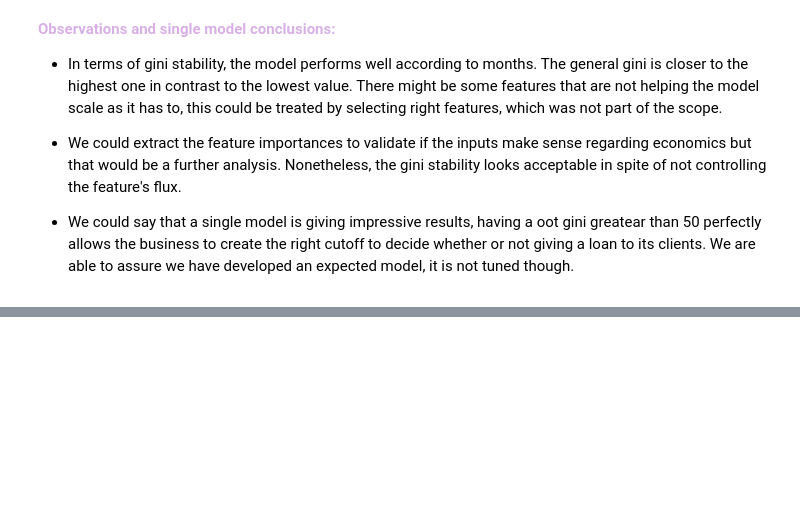
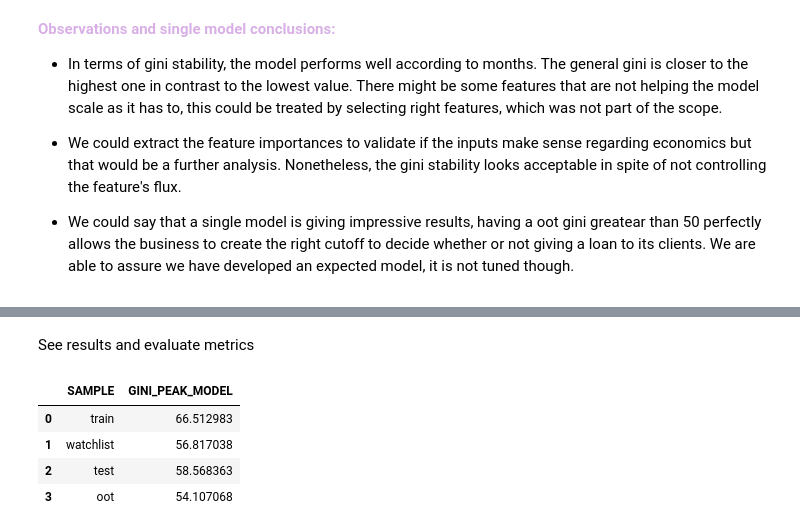
Before and after one commit to Brunoware/Credit-Risk-Segmentation, a Jupyter notebook: 01_eda_project_model_development[4_5].ipynb, the cells around one changed output, grey strips where cells are left out. Cells and saved outputs as stored; diff of their text form; code cells hidden in the pictures; blank space fills up the shorter version.

```diff
--- a/01_eda_project_model_development[4_5].ipynb
+++ b/01_eda_project_model_development[4_5].ipynb
@@ -447,0 +558,34 @@ plt.show()
+# %% [markdown]
+See results and evaluate metrics
+# %%
+# create metrics
+summary = data.groupby('SAMPLE')\
+              .apply(lambda df: gini_score(df, TARGET, 'prediction_peak'))\
+              .loc[['train', 'watchlist', 'test', 'oot']]\
+              .reset_index(name = 'GINI_PEAK_MODEL')
+
+# save objects
+with open('objects/granular_models/peak_model/encoder.pkl', 'wb') as file:
+    pickle.dump(encoder, file)
+
+with open('objects/granular_models/peak_model/cat_preprocessing.pkl', 'wb') as file:
+    pickle.dump(cat_prep, file)
+
+with open('objects/granular_models/peak_model/model.pkl', 'wb') as file:
+    pickle.dump(model, file)
+
+with open('objects/granular_models/peak_model/model_pipeline.pkl', 'wb') as file:
+    pickle.dump(model_pipe, file)
+
+# save metrics and prediction
+predictions = data[[TIME_ID, CLIENT_ID, 'prediction_peak']].sort_values(by = TIME_ID)\
+                                                           .copy()
+predictions.to_csv('results/peak_model_punctuation.csv', index = False)
+summary.to_csv('results/peak_model_set_evaluation.csv', index = False)
+display(summary)
+# %% [output]
+|  | SAMPLE | GINI_PEAK_MODEL |
+| 0 | train | 66.512983 |
+| 1 | watchlist | 56.817038 |
+| 2 | test | 58.568363 |
+| 3 | oot | 54.107068 |
```
Also changed, not shown: parts of 13 cells of this notebook, 7 other files.
